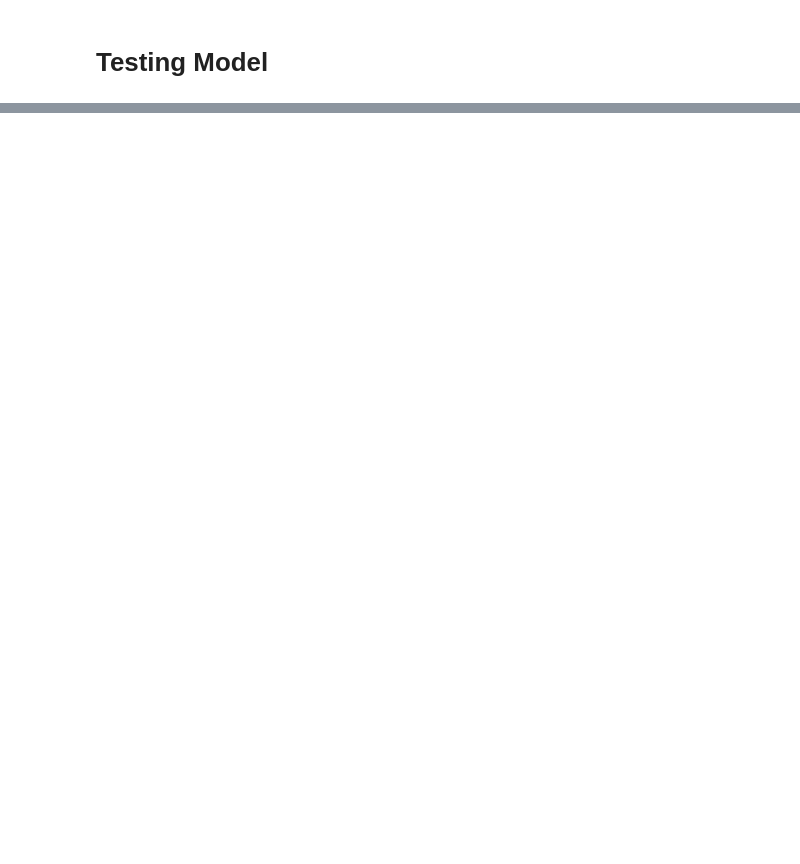
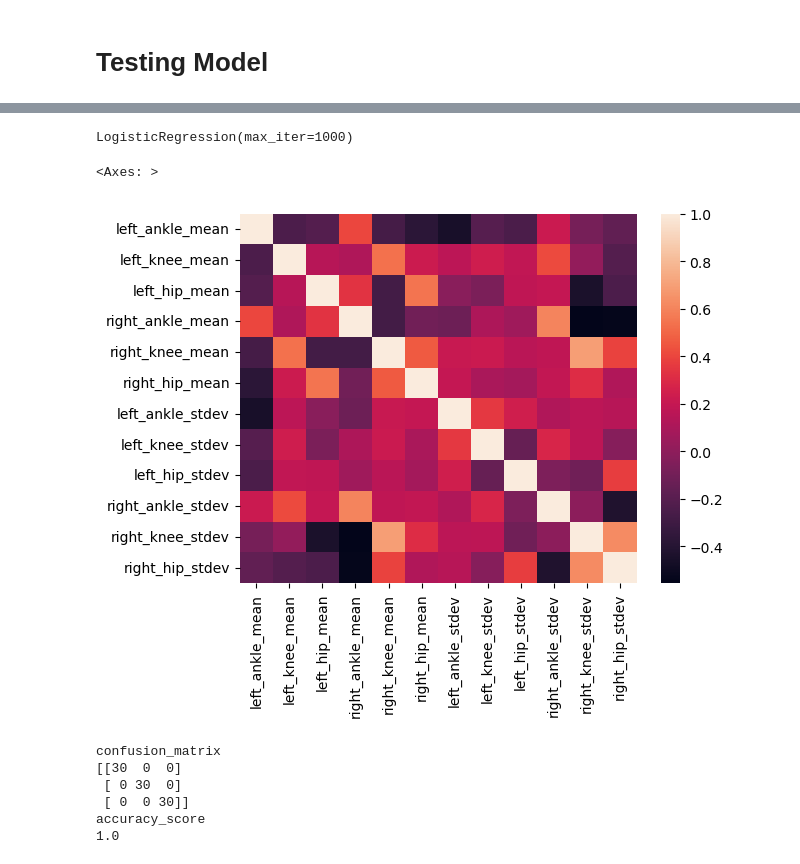
Before and after one commit to NicBamberger/ML_Coursework, a Jupyter notebook: gait/preprocessing.ipynb, the cells around one changed output, grey strips where cells are left out. Saved outputs shown, nothing was run; the diff lists cells and outputs as text; code cells hidden in the pictures; blank space fills up the shorter version.

Commit message:
model with log_loss

```diff
--- a/gait/preprocessing.ipynb
+++ b/gait/preprocessing.ipynb
@@ -61,7 +133,7 @@ stdevs2 = grouped.std().drop("time", axis=1)
 low_q = grouped.quantile(0.25).drop("time", axis=1)
 high_q = grouped.quantile(0.75).drop("time", axis=1)
 # %%
-features = pd.concat([means], axis=1)
+features = pd.concat([means, stdevs], axis=1)
 
 features2 = pd.concat([means2, stdevs2, low_q, high_q], axis=1)
 features2.columns = ["mean", "std", "low", "high"]
@@ -100,13 +271,32 @@ y_test.shape
 # %%
 # we can change this, need to have reasoning for the model
-model = linear_model.LogisticRegression()
-# model = ensemble.AdaBoostClassifier()
+model = linear_model.LogisticRegression(max_iter=1000)
+# model = ensemble.RandomForestClassifier()
 model.fit(X_train, y_train)
+# %% [output]
+LogisticRegression(max_iter=1000)
+# %%
+sns.heatmap(features.corr())
+# %% [output]
+<Axes: >
+[figure, added]
 # %%
 y_pred = model.predict(X_test)
+y_probs = model.predict_log_proba(X_test)
 
 for f in [confusion_matrix, accuracy_score]:
     print(str(f).split()[1])
     print(f(y_test, y_pred))
 
+# wants clear divisions between classes - would work
+log_loss(y_test, y_probs)
+
+
 # good scores - so look at the errors!
+# %% [output]
+confusion_matrix
+[[30  0  0]
+ [ 0 30  0]
+ [ 0  0 30]]
+accuracy_score
+1.0
```
Also changed, not shown: parts of 19 cells of this notebook.
